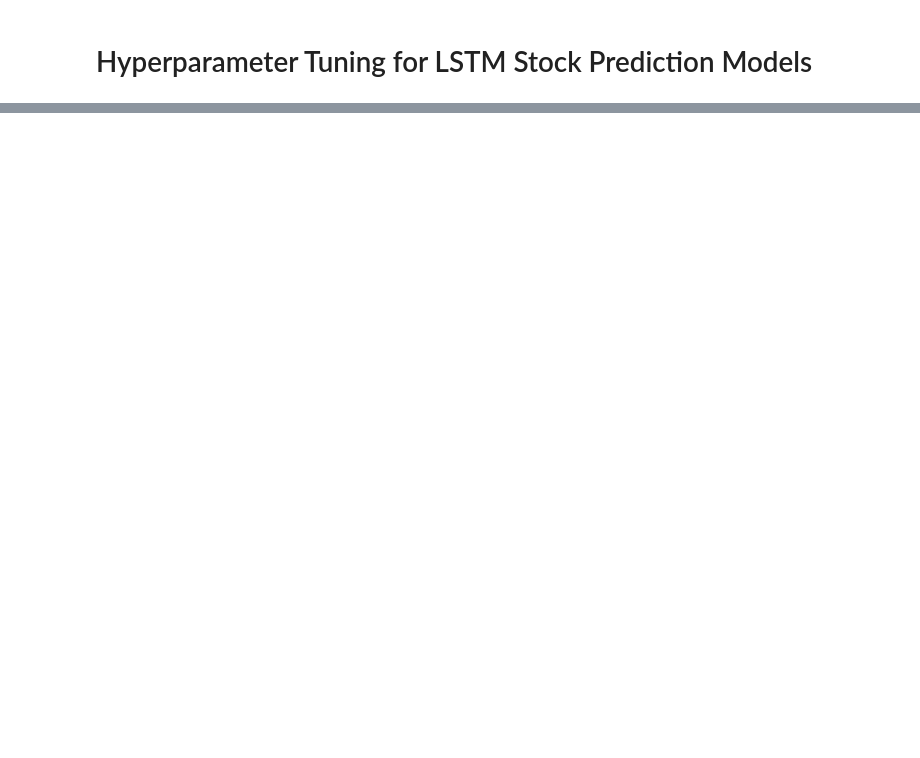
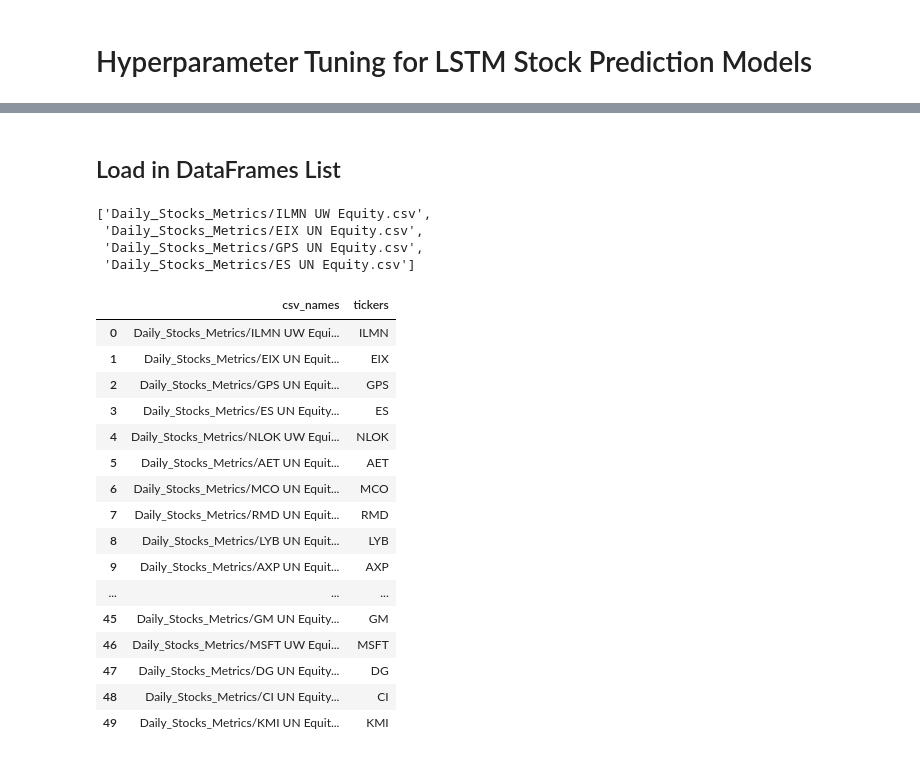
Before and after one commit to ekuo651/Machine-Learning-for-Stock-Selection, a Jupyter notebook: Emmy-hyperparameter-tuning.ipynb, the cells around one changed output, grey strips where cells are left out. Saved outputs shown, nothing was run; the diff lists cells and outputs as text; code cells hidden in the pictures; blank space fills up the shorter version.

```diff
--- a/Emmy-hyperparameter-tuning.ipynb
+++ b/Emmy-hyperparameter-tuning.ipynb
@@ -13,0 +15,35 @@ df.head()
+# %% [markdown]
+## Load in DataFrames List
+# %%
+csv_path = 'Daily_Stocks_Metrics/csv_names_list.csv'
+csv_df = pd.read_csv(csv_path)
+csv_df.columns = ['csv_names']
+csv_list = list(csv_df.csv_names.values)
+csv_list[:4]
+# %% [output]
+['Daily_Stocks_Metrics/ILMN UW Equity.csv',
+ 'Daily_Stocks_Metrics/EIX UN Equity.csv',
+ 'Daily_Stocks_Metrics/GPS UN Equity.csv',
+ 'Daily_Stocks_Metrics/ES UN Equity.csv']
+# %%
+csv_df['tickers'] = csv_df.csv_names.str[21:-13]
+csv_df['tickers'] = csv_df['tickers'].str.replace(' ','')
+csv_df.head(50)
+# %% [output]
+|  | csv_names | tickers |
+| 0 | Daily_Stocks_Metrics/ILMN UW Equi... | ILMN |
+| 1 | Daily_Stocks_Metrics/EIX UN Equit... | EIX |
+| 2 | Daily_Stocks_Metrics/GPS UN Equit... | GPS |
+| 3 | Daily_Stocks_Metrics/ES UN Equity... | ES |
+| 4 | Daily_Stocks_Metrics/NLOK UW Equi... | NLOK |
+| 5 | Daily_Stocks_Metrics/AET UN Equit... | AET |
+| 6 | Daily_Stocks_Metrics/MCO UN Equit... | MCO |
+| 7 | Daily_Stocks_Metrics/RMD UN Equit... | RMD |
+| 8 | Daily_Stocks_Metrics/LYB UN Equit... | LYB |
+| 9 | Daily_Stocks_Metrics/AXP UN Equit... | AXP |
+| ... | ... | ... |
+| 45 | Daily_Stocks_Metrics/GM UN Equity... | GM |
+| 46 | Daily_Stocks_Metrics/MSFT UW Equi... | MSFT |
+| 47 | Daily_Stocks_Metrics/DG UN Equity... | DG |
+| 48 | Daily_Stocks_Metrics/CI UN Equity... | CI |
+| 49 | Daily_Stocks_Metrics/KMI UN Equit... | KMI |
```
Also changed, not shown: parts of 12 cells of this notebook.
